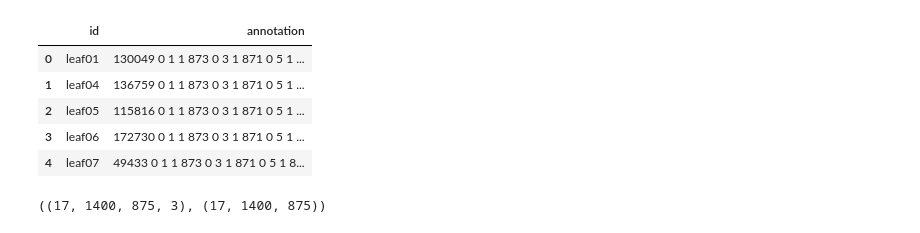
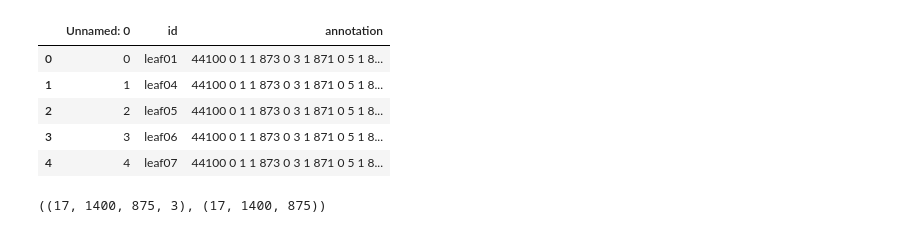
Before and after one commit to radia78/rotten-tomatoes-mlm24, a Jupyter notebook: eda.ipynb, the cells around one changed output. Saved outputs shown, nothing was run; the diff lists cells and outputs as text; code cells hidden in the pictures.

```diff
--- a/eda.ipynb
+++ b/eda.ipynb
@@ -12,16 +12,18 @@ def rl_decode(enc, shape=(1400, 875)):
         val = parts[i+1]
         dec += cnt * [val]
     return np.array(dec, dtype=np.uint8).reshape(shape)
-# %%
-data = pd.read_csv('data/train.csv')
-data.head()
-# %% [output]
-|  | id | annotation |
-| 0 | leaf01 | 130049 0 1 1 873 0 3 1 871 0 5 1 ... |
-| 1 | leaf04 | 136759 0 1 1 873 0 3 1 871 0 5 1 ... |
-| 2 | leaf05 | 115816 0 1 1 873 0 3 1 871 0 5 1 ... |
-| 3 | leaf06 | 172730 0 1 1 873 0 3 1 871 0 5 1 ... |
-| 4 | leaf07 | 49433 0 1 1 873 0 3 1 871 0 5 1 8... |
+# %%
+train_csv_path = 'data/train/vertical_flipped/train.csv'
+train_path = 'data/train/vertical_flipped/'
+data = pd.read_csv(train_csv_path)
+data.head()
+# %% [output]
+|  | Unnamed: 0 | id | annotation |
+| 0 | 0 | leaf01 | 44100 0 1 1 873 0 3 1 871 0 5 1 8... |
+| 1 | 1 | leaf04 | 44100 0 1 1 873 0 3 1 871 0 5 1 8... |
+| 2 | 2 | leaf05 | 44100 0 1 1 873 0 3 1 871 0 5 1 8... |
+| 3 | 3 | leaf06 | 44100 0 1 1 873 0 3 1 871 0 5 1 8... |
+| 4 | 4 | leaf07 | 44100 0 1 1 873 0 3 1 871 0 5 1 8... |
 # %%
 # Decode every pair of data in the training set
 def load_and_decode(train_csv, img_dir):
```
Also changed, not shown: parts of 3 cells of this notebook, 2 other files.
